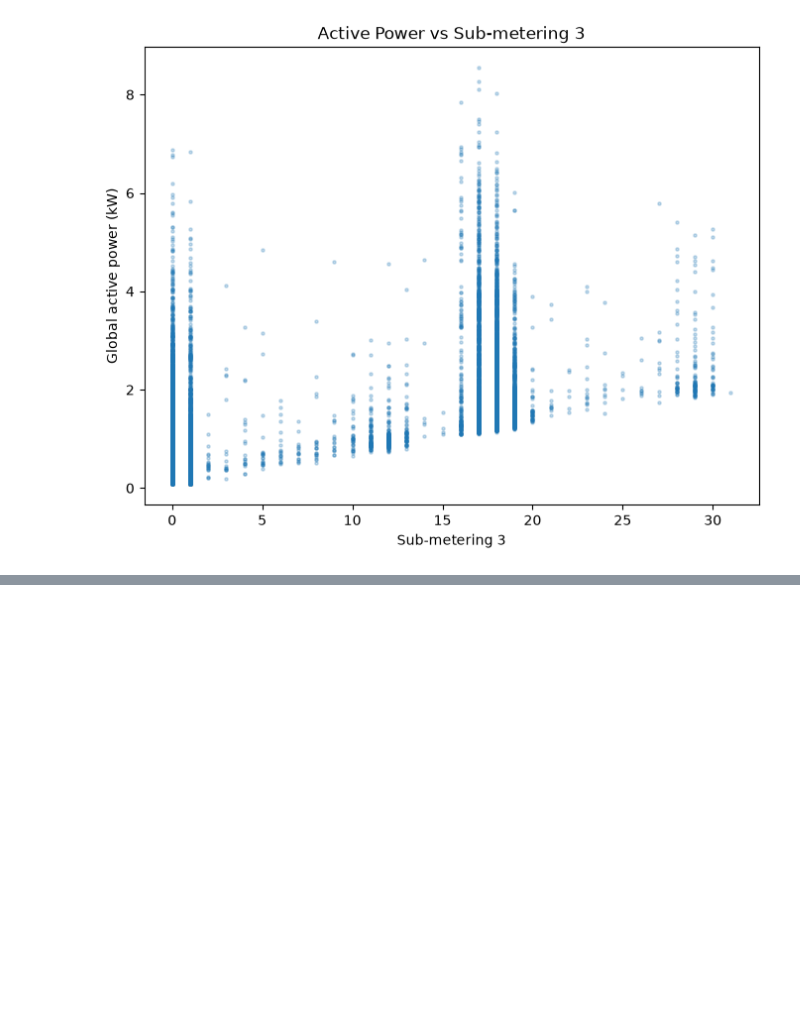
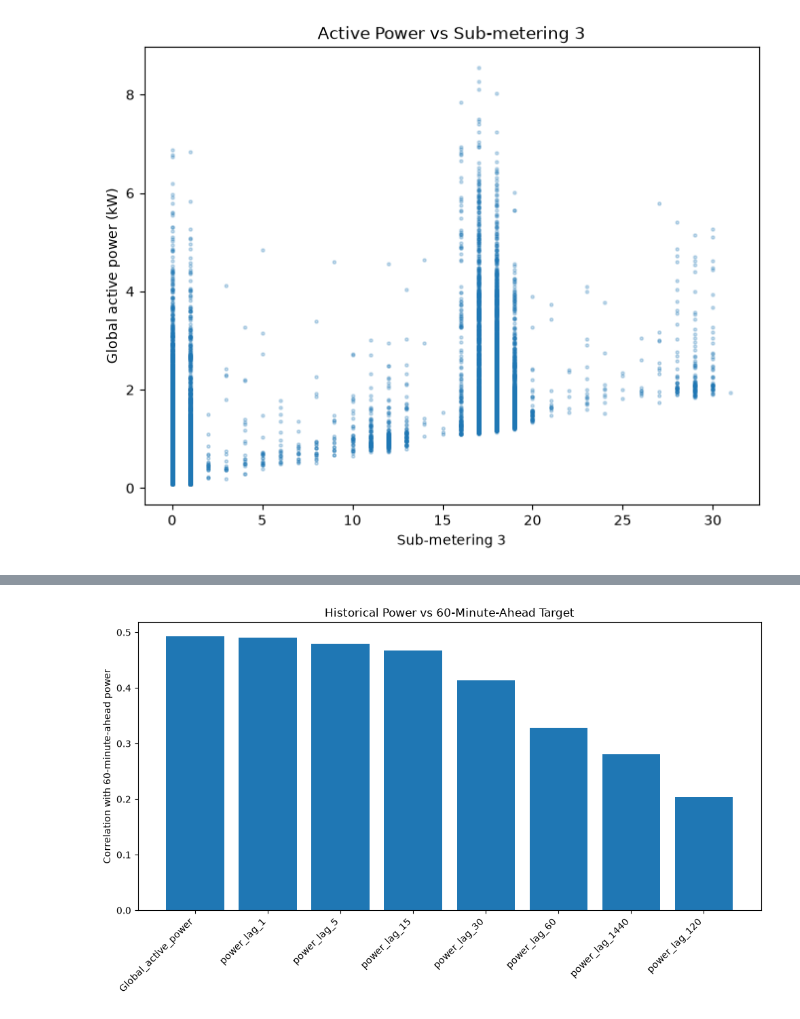
Before and after one commit to dmurray-data/deep-learning-tabular, a Jupyter notebook: notebooks/02_eda.ipynb, the cells around one changed output, grey strips where cells are left out. Drawn from its saved outputs; the diff is of its cells as text; code cells hidden in the pictures; blank space fills up the shorter version.

Commit message:
lag analysis and time persistence for 60 minute future forcast

```diff
--- a/notebooks/02_eda.ipynb
+++ b/notebooks/02_eda.ipynb
@@ -383,0 +386,2 @@ plt.show()
+# %%
+df = df.sort_values("datetime").reset_index(drop=True)
@@ -383,0 +405,24 @@ plt.show()
+# %%
+# var for forcasting objective
+
+# At each timestamp, what was power consumption 60 minutes later?
+
+df["power_target_60"] = (
+    df["Global_active_power"].shift(-60)
+)
+# %%
+# Measure lag correlation with the future target
+
+lag_cols = [
+    f"power_lag_{lag}"
+    for lag in lag_minutes
+]
+
+lag_correlations = (
+    df[lag_cols + ["Global_active_power", "power_target_60"]]
+    .corr()["power_target_60"]
+    .drop("power_target_60")
+    .sort_values(ascending=False)
+)
+
+lag_correlations
@@ -383,0 +439,19 @@ plt.show()
+# %%
+############### VERY IMPORTANT ###############
+
+plt.figure(figsize=(10, 6))
+
+plt.bar(
+    lag_correlations.index,
+    lag_correlations.values
+)
+
+plt.ylabel("Correlation with 60-minute-ahead power")
+plt.title("Historical Power vs 60-Minute-Ahead Target")
+
+plt.xticks(rotation=45, ha="right")
+plt.tight_layout()
+
+plt.show()
+# %% [output]
+[figure, added]
```
Also changed, not shown: parts of 4 cells of this notebook.
